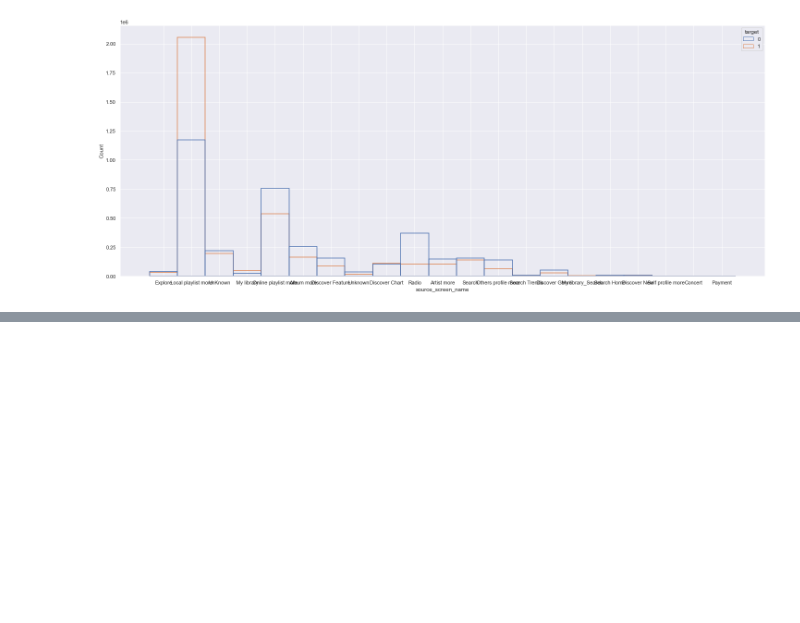
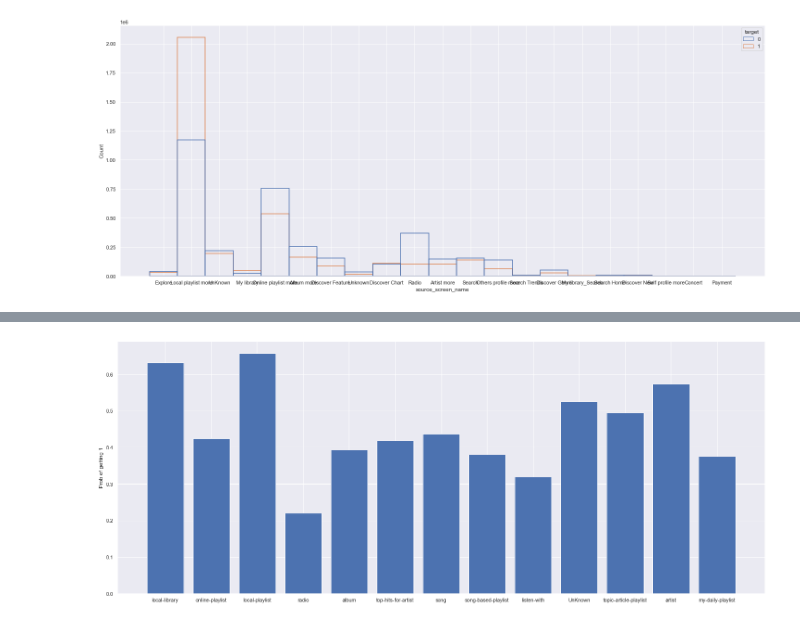
Before and after one commit to Sudhanshu1304/Music-Recomendation-System, a Jupyter notebook: Analysis.ipynb, the cells around one changed output, grey strips where cells are left out. Drawn from its saved outputs; the diff is of its cells as text; code cells hidden in the pictures; blank space fills up the shorter version.

```diff
--- a/Analysis.ipynb
+++ b/Analysis.ipynb
@@ -98,0 +214,4 @@ sns.histplot(data=data,x='source_screen_name',hue='target',fill=False)
+# %%
+p = get_prob(data.source_type)
+# %% [output]
+[figure, added]
```
Also changed, not shown: parts of 73 cells of this notebook.
